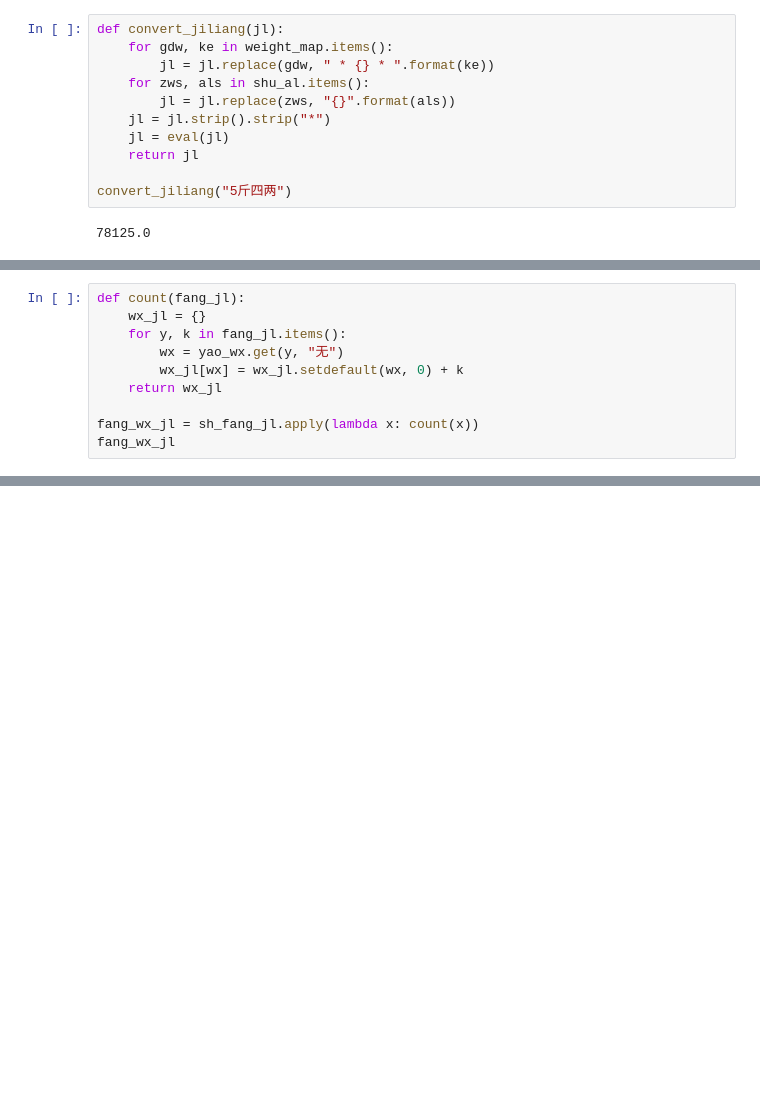
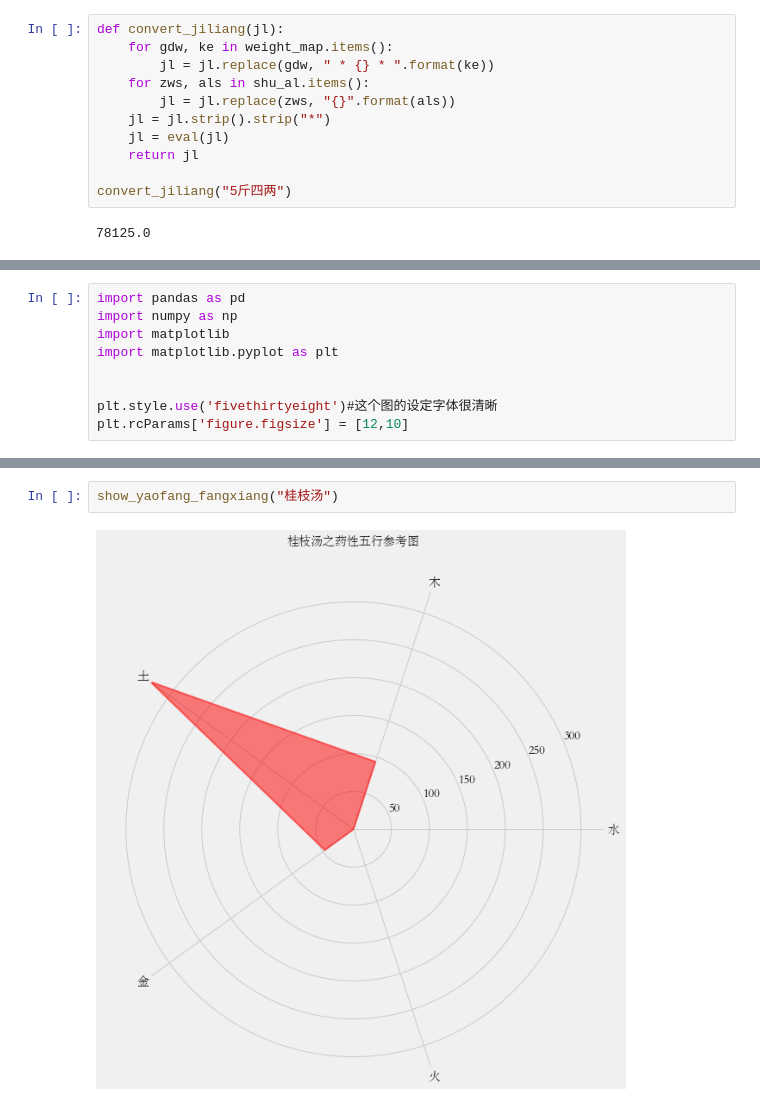
Before and after one commit to xukongwen/shanghan_learn, a Jupyter notebook: sh_fang_research.ipynb, the cells around one changed output, grey strips where cells are left out. Saved outputs shown, nothing was run; the diff lists cells and outputs as text; blank space fills up the shorter version.

```diff
--- a/sh_fang_research.ipynb
+++ b/sh_fang_research.ipynb
@@ -214,10 +97,0 @@ dtype: object
-# %%
-def count(fang_jl):
-    wx_jl = {}
-    for y, k in fang_jl.items():
-        wx = yao_wx.get(y, "无")
-        wx_jl[wx] = wx_jl.setdefault(wx, 0) + k
-    return wx_jl
-
-fang_wx_jl = sh_fang_jl.apply(lambda x: count(x))
-fang_wx_jl
@@ -261 +107,10 @@ gz_fang
+# %%
+import pandas as pd
+import numpy as np
+import matplotlib
+import matplotlib.pyplot as plt
+
+
+plt.style.use('fivethirtyeight')#这个图的设定字体很清晰
+plt.rcParams['figure.figsize'] = [12,10]
 # %%
@@ -295,0 +144,4 @@ plt.show()
+# %%
+show_yaofang_fangxiang("桂枝汤")
+# %% [output]
+[figure, added]
```
Also changed, not shown: parts of 13 cells of this notebook, 32 other files.
